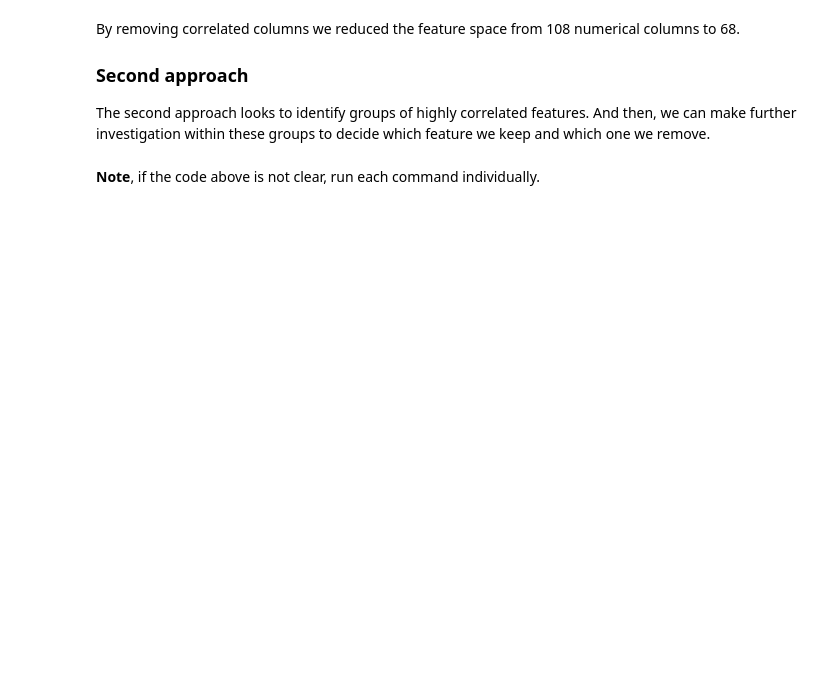
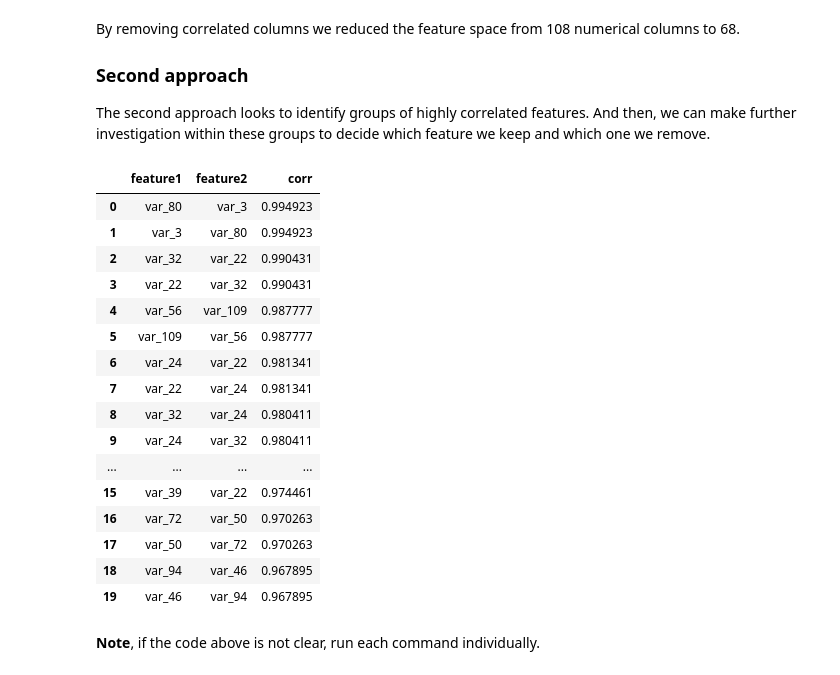
Before and after one commit to ayramire/feature-selection-for-machine-learning, a Jupyter notebook: 04-Correlation/04.1-Correlation-Pearson.ipynb, the cells around one changed output. Saved outputs shown, nothing was run; the diff lists cells and outputs as text; code cells hidden in the pictures; blank space fills up the shorter version.

```diff
--- a/04-Correlation/04.1-Correlation-Pearson.ipynb
+++ b/04-Correlation/04.1-Correlation-Pearson.ipynb
@@ -220,16 +288,34 @@ X_train, X_test, y_train, y_test = train_test_split(
 # %%
 # build a dataframe with the correlation between features
 # remember that the absolute value of the correlation
 # coefficient is important and not the sign
 
 corrmat = X_train.corr()
 corrmat = corrmat.abs().unstack() # absolute value of corr coef
 corrmat = corrmat.sort_values(ascending=False)
 corrmat = corrmat[corrmat >= 0.8]
 corrmat = corrmat[corrmat < 1]
 corrmat = pd.DataFrame(corrmat).reset_index()
 corrmat.columns = ['feature1', 'feature2', 'corr']
-corrmat.head()
+corrmat.head(20)
+# %% [output]
+|  | feature1 | feature2 | corr |
+| 0 | var_80 | var_3 | 0.994923 |
+| 1 | var_3 | var_80 | 0.994923 |
+| 2 | var_32 | var_22 | 0.990431 |
+| 3 | var_22 | var_32 | 0.990431 |
+| 4 | var_56 | var_109 | 0.987777 |
+| 5 | var_109 | var_56 | 0.987777 |
+| 6 | var_24 | var_22 | 0.981341 |
+| 7 | var_22 | var_24 | 0.981341 |
+| 8 | var_32 | var_24 | 0.980411 |
+| 9 | var_24 | var_32 | 0.980411 |
+| ... | ... | ... | ... |
+| 15 | var_39 | var_22 | 0.974461 |
+| 16 | var_72 | var_50 | 0.970263 |
+| 17 | var_50 | var_72 | 0.970263 |
+| 18 | var_94 | var_46 | 0.967895 |
+| 19 | var_46 | var_94 | 0.967895 |
 # %% [markdown]
 **Note**, if the code above is not clear, run each command individually.
 # %%
```
Also changed, not shown: parts of 20 cells of this notebook, 3 other files.
